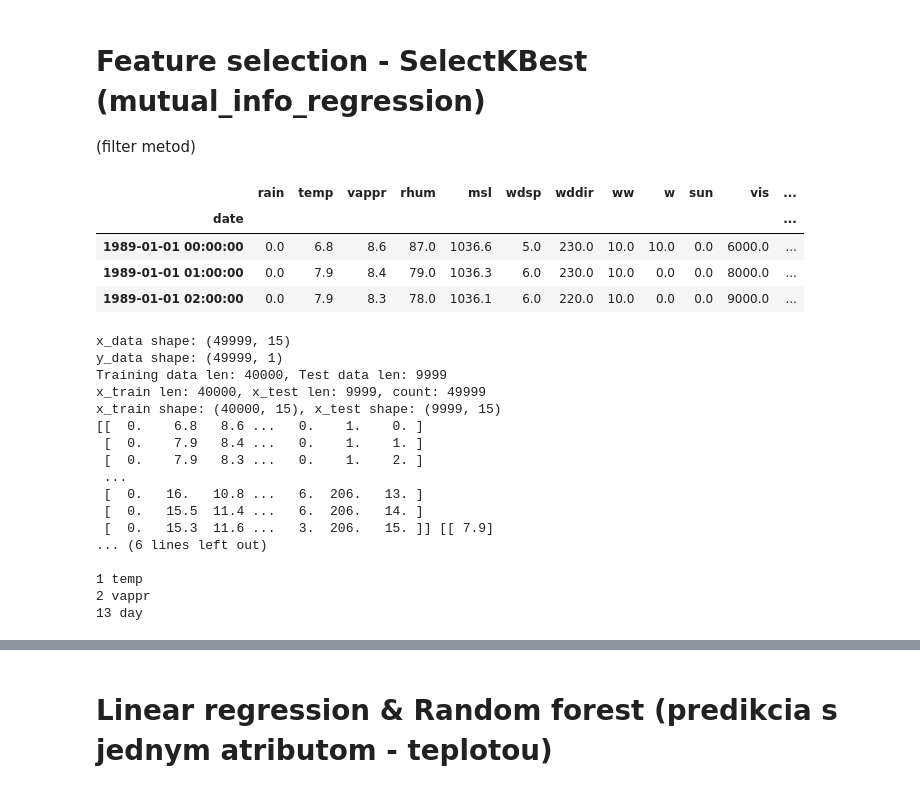
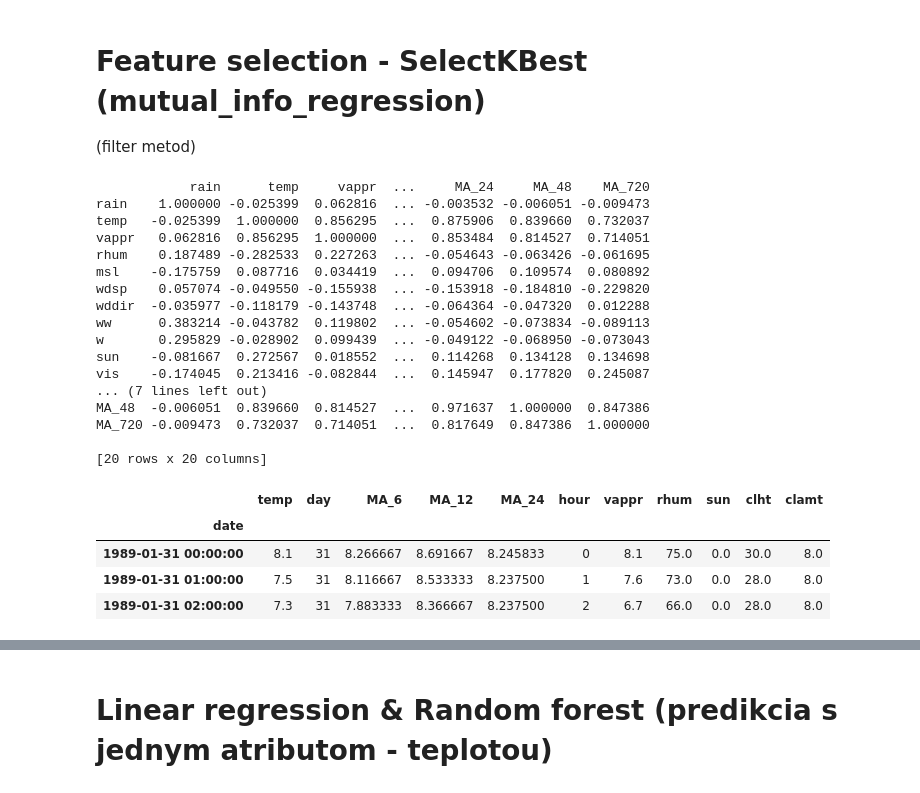
Before and after one commit to tomasb199/DM---Weather, a Jupyter notebook: OZNAL.ipynb, the cells around one changed output, grey strips where cells are left out. Saved outputs shown, nothing was run; the diff lists cells and outputs as text; code cells hidden in the pictures.

```diff
--- a/OZNAL.ipynb
+++ b/OZNAL.ipynb
@@ -545,7 +551,8 @@ MAE 0.5151675302769273
 dataset = weather_stations['Dublin_Airport']
 dataset = dataset.drop(columns=['station', 'county', 'longitude', 'latitude', 'wetb', 'dewpt'], axis=1)
 
-dataset = dataset.fillna(dataset.median())
+#dataset = dataset.fillna(dataset.median())
+dataset = dataset.fillna(dataset.interpolate(method='linear', limit_direction='forward', axis=0))
 
 # add time collums
 dataset['day'] = dataset.index.dayofyear #1-365 day of year
@@ -737,8 +744,8 @@ import matplotlib.pyplot as plt
 dataset = weather_stations['Dublin_Airport']
 dataset = dataset.drop(columns=['station', 'county', 'longitude', 'latitude', 'wetb', 'dewpt'], axis=1)
 
-# dataset = dataset.dropna() #TODO median instead of dropna
-dataset = dataset.fillna(dataset.median())
+dataset = dataset.fillna(dataset.interpolate(method='linear', limit_direction='forward', axis=0))
+#dataset = dataset.fillna(dataset.median())
 
 # add time collums
 dataset['day'] = dataset.index.dayofyear #1-365 day of year
@@ -746,9 +753,19 @@ dataset['hour'] = dataset.index.hour
 
 dataset = dataset[:50000]
 
+dataset['MA_6'] = dataset.iloc[:,1].rolling(window=6).mean()
+dataset['MA_12'] = dataset.iloc[:,1].rolling(window=12).mean()
+dataset['MA_24'] = dataset.iloc[:,1].rolling(window=24).mean()
+dataset['MA_48'] = dataset.iloc[:,1].rolling(window=48).mean()
+dataset['MA_720'] = dataset.iloc[:,1].rolling(window=720).mean()
+
+dataset = dataset[720:]
+
+corrMatrix = dataset.corr()
+print(corrMatrix)
 # vyber atributy s najvyssimi korelaciami
 #dataset = dataset.filter(['day', 'hour', 'vappr', 'rhum', 'sun', 'clht', 'clamt', 'temp'])
-#dataset = dataset.filter(['temp'])
+dataset = dataset.filter(['temp', 'day', 'MA_6', 'MA_12', 'MA_24', 'hour', 'vappr', 'rhum', 'sun', 'clht', 'clamt'])
 
 
 #############################################PREDICTION PARAMETERS#######################################
@@ -769,53 +786,53 @@ print(f"y_data shape: {y_data.shape}")
 
 
 # train and test set 80:20
 training_data_len = math.ceil(len(x_data) * .8)
 print(f"Training data len: {training_data_len}, Test data len: {len(x_data)-training_data_len}")
 x_train = x_data[0:training_data_len]
 x_test = x_data[training_data_len:]
 print(f"x_train len: {len(x_train)}, x_test len: {len(x_test)}, count: {len(x_train)+len(x_test)}")
 print(f"x_train shape: {x_train.shape}, x_test shape: {x_test.shape}")
 y_train = y_data[0:training_data_len]
 y_test = y_data[training_data_len:]
 
 print(x_train, y_train)
 X = x_train
 y = y_train.flatten()
 
 
 def f_regression(X,Y):
    import sklearn
    return sklearn.feature_selection.mutual_info_regression(X,Y,n_neighbors=15)
 
 from sklearn.datasets import load_svmlight_file
 
 from sklearn.feature_selection import SelectKBest
-featureSelector = SelectKBest(score_func=f_regression,k=3)
+featureSelector = SelectKBest(score_func=f_regression,k=7)
 featureSelector.fit(X,y)
 print()
 for i in featureSelector.get_support(indices=True):
   print(i, dataset.columns[i])
 #print(featureSelector.get_support(indices=True))
 # %% [output]
+            rain      temp     vappr  ...     MA_24     MA_48    MA_720
+rain    1.000000 -0.025399  0.062816  ... -0.003532 -0.006051 -0.009473
+temp   -0.025399  1.000000  0.856295  ...  0.875906  0.839660  0.732037
+vappr   0.062816  0.856295  1.000000  ...  0.853484  0.814527  0.714051
+rhum    0.187489 -0.282533  0.227263  ... -0.054643 -0.063426 -0.061695
+msl    -0.175759  0.087716  0.034419  ...  0.094706  0.109574  0.080892
+wdsp    0.057074 -0.049550 -0.155938  ... -0.153918 -0.184810 -0.229820
+wddir  -0.035977 -0.118179 -0.143748  ... -0.064364 -0.047320  0.012288
+ww      0.383214 -0.043782  0.119802  ... -0.054602 -0.073834 -0.089113
+w       0.295829 -0.028902  0.099439  ... -0.049122 -0.068950 -0.073043
+sun    -0.081667  0.272567  0.018552  ...  0.114268  0.134128  0.134698
+vis    -0.174045  0.213416 -0.082844  ...  0.145947  0.177820  0.245087
+... (7 lines left out)
+MA_48  -0.006051  0.839660  0.814527  ...  0.971637  1.000000  0.847386
+MA_720 -0.009473  0.732037  0.714051  ...  0.817649  0.847386  1.000000
+
+[20 rows x 20 columns]
-|  | rain | temp | vappr | rhum | msl | wdsp | wddir | ww | w | sun | vis | ... |
-| date |  |  |  |  |  |  |  |  |  |  |  | ... |
-| 1989-01-01 00:00:00 | 0.0 | 6.8 | 8.6 | 87.0 | 1036.6 | 5.0 | 230.0 | 10.0 | 10.0 | 0.0 | 6000.0 | ... |
-| 1989-01-01 01:00:00 | 0.0 | 7.9 | 8.4 | 79.0 | 1036.3 | 6.0 | 230.0 | 10.0 | 0.0 | 0.0 | 8000.0 | ... |
-| 1989-01-01 02:00:00 | 0.0 | 7.9 | 8.3 | 78.0 | 1036.1 | 6.0 | 220.0 | 10.0 | 0.0 | 0.0 | 9000.0 | ... |
+|  | temp | day | MA_6 | MA_12 | MA_24 | hour | vappr | rhum | sun | clht | clamt |
+| date |  |  |  |  |  |  |  |  |  |  |  |
+| 1989-01-31 00:00:00 | 8.1 | 31 | 8.266667 | 8.691667 | 8.245833 | 0 | 8.1 | 75.0 | 0.0 | 30.0 | 8.0 |
+| 1989-01-31 01:00:00 | 7.5 | 31 | 8.116667 | 8.533333 | 8.237500 | 1 | 7.6 | 73.0 | 0.0 | 28.0 | 8.0 |
+| 1989-01-31 02:00:00 | 7.3 | 31 | 7.883333 | 8.366667 | 8.237500 | 2 | 6.7 | 66.0 | 0.0 | 28.0 | 8.0 |
-x_data shape: (49999, 15)
-y_data shape: (49999, 1)
-Training data len: 40000, Test data len: 9999
-x_train len: 40000, x_test len: 9999, count: 49999
-x_train shape: (40000, 15), x_test shape: (9999, 15)
-[[  0.    6.8   8.6 ...   0.    1.    0. ]
- [  0.    7.9   8.4 ...   0.    1.    1. ]
- [  0.    7.9   8.3 ...   0.    1.    2. ]
- ...
- [  0.   16.   10.8 ...   6.  206.   13. ]
- [  0.   15.5  11.4 ...   6.  206.   14. ]
- [  0.   15.3  11.6 ...   3.  206.   15. ]] [[ 7.9]
-... (6 lines left out)
-
-1 temp
-2 vappr
-13 day
```
Also changed, not shown: parts of 23 cells of this notebook.
